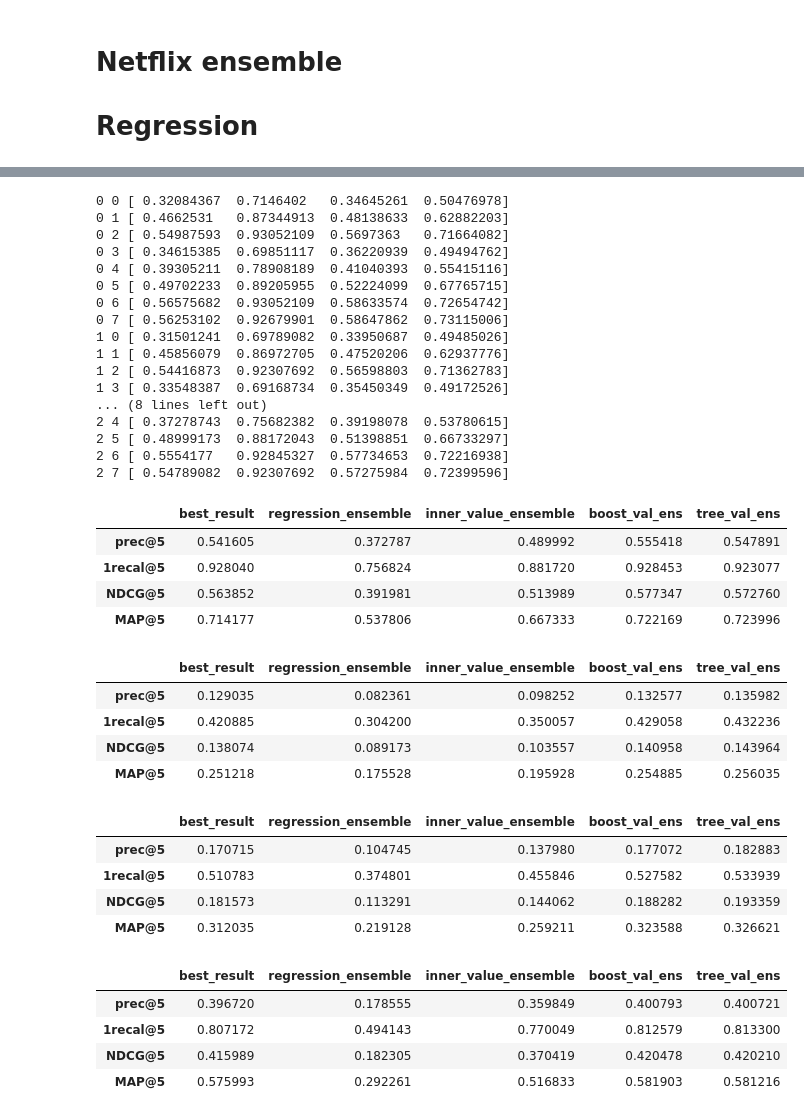
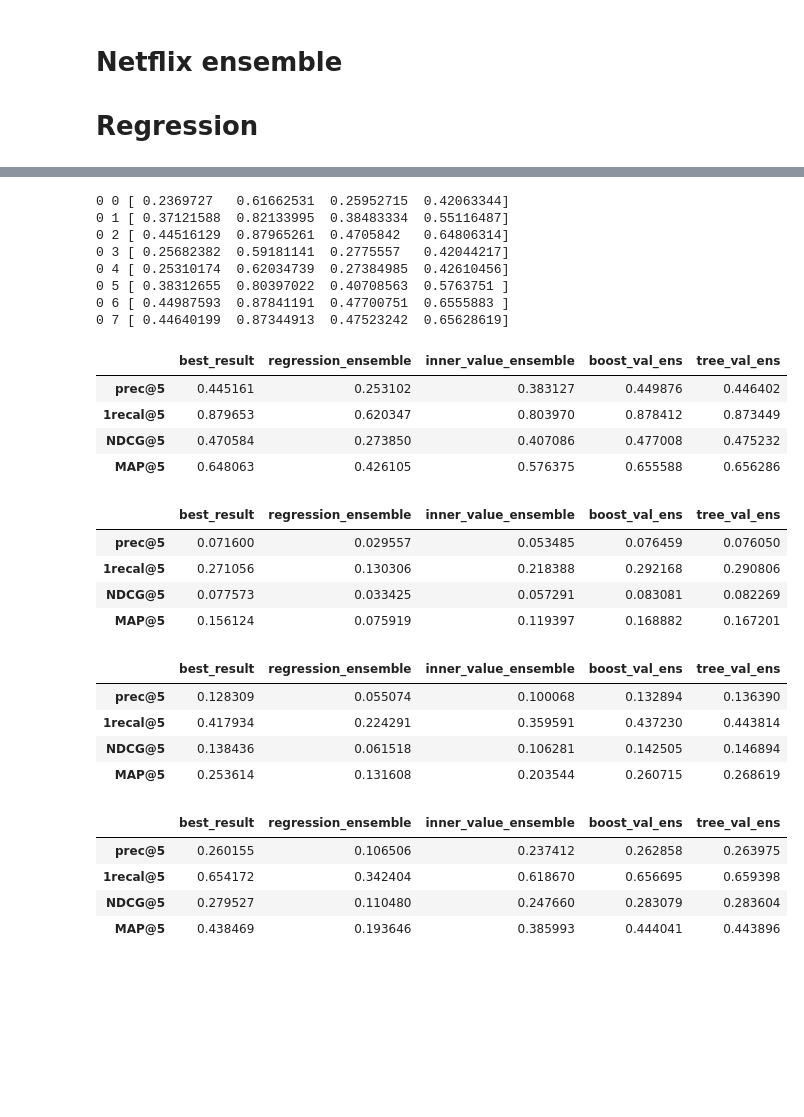
Before and after one commit to egorkudr1/diploma, a Jupyter notebook: rank_experiments_inverse.ipynb, the cells around one changed output, grey strips where cells are left out. Cells and saved outputs as stored; diff of their text form; code cells hidden in the pictures; blank space fills up the shorter version.

```diff
--- a/rank_experiments_inverse.ipynb
+++ b/rank_experiments_inverse.ipynb
@@ -56,6 +56,7 @@ def create_list_cf(user_item):
 #         rank.CLiMF(user_item, K=5, reg=0.01, lrate=0.001, verbose=0, maxiter=10),
 
         rank.CLiMF(user_item, K=10, reg=0.005, lrate=0.001, verbose=0, maxiter=15),
+        rank.CLiMF(user_item, K=10, reg=0.005, lrate=0.001, verbose=0, maxiter=150),
 #         rank.BPR_MF(user_item, K = 10, lrate=0.012, regIpos=0.012,
 #                                   regIneg=0.012, regU=0.012, maxiter=60, verbose=0 ),
 #         rank.BPR_MF(user_item, K = 10, lrate=0.02, regIpos=0.012,
@@ -207,8 +208,8 @@ def netflix_ensemble_experiment(data, list_cf, list_ensemble, Ktrain=0.1, Kvalid
                                      maxiter=1, topK=5,  verbose=0):
     res = np.zeros((4, len(list_cf) + len(list_ensemble)))
     for t in range(maxiter):
-        test, train, traintest = ratio_train_test(data, Ktrain + Kvalidation)
-        validation, train, trainvalidation = ratio_train_test(train, Kvalidation, data_is_xlist=True)
+        test, train, traintest = ratio_train_test(data, Ktrain)
+        validation, train, trainvalidation = ratio_train_test(train, Kvalidation / (1 - Ktrain), data_is_xlist=True)
 
         for i in range(len(list_cf)):
             list_cf[i].fit(train)
@@ -269,52 +278,43 @@ netflix_ensemble_experiment(ml100k, create_list_cf(ml100k_shape)[1:5], list_ense
 # %%
-netflix_ensemble_experiment(ml100k, create_list_cf(ml100k_shape)[1:5], list_ensemble, Ktrain=0.2, Kvalidation=0.1, verbose=1, maxiter=3)
+netflix_ensemble_experiment(ml100k, create_list_cf(ml100k_shape)[1:5], list_ensemble, Ktrain=0.2, Kvalidation=0.1, verbose=1, maxiter=1)
 # %% [output]
-0 0 [ 0.32084367  0.7146402   0.34645261  0.50476978]
-0 1 [ 0.4662531   0.87344913  0.48138633  0.62882203]
-0 2 [ 0.54987593  0.93052109  0.5697363   0.71664082]
-0 3 [ 0.34615385  0.69851117  0.36220939  0.49494762]
-0 4 [ 0.39305211  0.78908189  0.41040393  0.55415116]
-0 5 [ 0.49702233  0.89205955  0.52224099  0.67765715]
-0 6 [ 0.56575682  0.93052109  0.58633574  0.72654742]
-0 7 [ 0.56253102  0.92679901  0.58647862  0.73115006]
-1 0 [ 0.31501241  0.69789082  0.33950687  0.49485026]
-1 1 [ 0.45856079  0.86972705  0.47520206  0.62937776]
-1 2 [ 0.54416873  0.92307692  0.56598803  0.71362783]
-1 3 [ 0.33548387  0.69168734  0.35450349  0.49172526]
-... (8 lines left out)
-2 4 [ 0.37278743  0.75682382  0.39198078  0.53780615]
-2 5 [ 0.48999173  0.88172043  0.51398851  0.66733297]
-2 6 [ 0.5554177   0.92845327  0.57734653  0.72216938]
-2 7 [ 0.54789082  0.92307692  0.57275984  0.72399596]
+0 0 [ 0.2369727   0.61662531  0.25952715  0.42063344]
+0 1 [ 0.37121588  0.82133995  0.38483334  0.55116487]
+0 2 [ 0.44516129  0.87965261  0.4705842   0.64806314]
+0 3 [ 0.25682382  0.59181141  0.2775557   0.42044217]
+0 4 [ 0.25310174  0.62034739  0.27384985  0.42610456]
+0 5 [ 0.38312655  0.80397022  0.40708563  0.5763751 ]
+0 6 [ 0.44987593  0.87841191  0.47700751  0.6555883 ]
+0 7 [ 0.44640199  0.87344913  0.47523242  0.65628619]
 |  | best_result | regression_ensemble | inner_value_ensemble | boost_val_ens | tree_val_ens |
-| prec@5 | 0.541605 | 0.372787 | 0.489992 | 0.555418 | 0.547891 |
-| 1recal@5 | 0.928040 | 0.756824 | 0.881720 | 0.928453 | 0.923077 |
-| NDCG@5 | 0.563852 | 0.391981 | 0.513989 | 0.577347 | 0.572760 |
-| MAP@5 | 0.714177 | 0.537806 | 0.667333 | 0.722169 | 0.723996 |
+| prec@5 | 0.445161 | 0.253102 | 0.383127 | 0.449876 | 0.446402 |
+| 1recal@5 | 0.879653 | 0.620347 | 0.803970 | 0.878412 | 0.873449 |
+| NDCG@5 | 0.470584 | 0.273850 | 0.407086 | 0.477008 | 0.475232 |
+| MAP@5 | 0.648063 | 0.426105 | 0.576375 | 0.655588 | 0.656286 |
 # %%
 netflix_ensemble_experiment(epinion, create_list_cf(epinion_shape)[1:5], list_ensemble, Ktrain=0.1, Kvalidation=0.1, verbose=0, maxiter=1)
 # %% [output]
 |  | best_result | regression_ensemble | inner_value_ensemble | boost_val_ens | tree_val_ens |
-| prec@5 | 0.129035 | 0.082361 | 0.098252 | 0.132577 | 0.135982 |
-| 1recal@5 | 0.420885 | 0.304200 | 0.350057 | 0.429058 | 0.432236 |
-| NDCG@5 | 0.138074 | 0.089173 | 0.103557 | 0.140958 | 0.143964 |
-| MAP@5 | 0.251218 | 0.175528 | 0.195928 | 0.254885 | 0.256035 |
+| prec@5 | 0.071600 | 0.029557 | 0.053485 | 0.076459 | 0.076050 |
+| 1recal@5 | 0.271056 | 0.130306 | 0.218388 | 0.292168 | 0.290806 |
+| NDCG@5 | 0.077573 | 0.033425 | 0.057291 | 0.083081 | 0.082269 |
+| MAP@5 | 0.156124 | 0.075919 | 0.119397 | 0.168882 | 0.167201 |
 # %%
 netflix_ensemble_experiment(epinion, create_list_cf(epinion_shape)[1:5], list_ensemble, Ktrain=0.2, Kvalidation=0.1, verbose=0, maxiter=1)
 # %% [output]
 |  | best_result | regression_ensemble | inner_value_ensemble | boost_val_ens | tree_val_ens |
-| prec@5 | 0.170715 | 0.104745 | 0.137980 | 0.177072 | 0.182883 |
-| 1recal@5 | 0.510783 | 0.374801 | 0.455846 | 0.527582 | 0.533939 |
-| NDCG@5 | 0.181573 | 0.113291 | 0.144062 | 0.188282 | 0.193359 |
-| MAP@5 | 0.312035 | 0.219128 | 0.259211 | 0.323588 | 0.326621 |
+| prec@5 | 0.128309 | 0.055074 | 0.100068 | 0.132894 | 0.136390 |
+| 1recal@5 | 0.417934 | 0.224291 | 0.359591 | 0.437230 | 0.443814 |
+| NDCG@5 | 0.138436 | 0.061518 | 0.106281 | 0.142505 | 0.146894 |
+| MAP@5 | 0.253614 | 0.131608 | 0.203544 | 0.260715 | 0.268619 |
 # %%
 netflix_ensemble_experiment(ml1m, create_list_cf(ml1m_shape)[1:5], list_ensemble, Ktrain=0.1, Kvalidation=0.1, verbose=0, maxiter=1)
 # %% [output]
 |  | best_result | regression_ensemble | inner_value_ensemble | boost_val_ens | tree_val_ens |
-| prec@5 | 0.396720 | 0.178555 | 0.359849 | 0.400793 | 0.400721 |
-| 1recal@5 | 0.807172 | 0.494143 | 0.770049 | 0.812579 | 0.813300 |
-| NDCG@5 | 0.415989 | 0.182305 | 0.370419 | 0.420478 | 0.420210 |
-| MAP@5 | 0.575993 | 0.292261 | 0.516833 | 0.581903 | 0.581216 |
+| prec@5 | 0.260155 | 0.106506 | 0.237412 | 0.262858 | 0.263975 |
+| 1recal@5 | 0.654172 | 0.342404 | 0.618670 | 0.656695 | 0.659398 |
+| NDCG@5 | 0.279527 | 0.110480 | 0.247660 | 0.283079 | 0.283604 |
+| MAP@5 | 0.438469 | 0.193646 | 0.385993 | 0.444041 | 0.443896 |
 # %%
 netflix_ensemble_experiment(ml1m, create_list_cf(ml1m_shape)[1:5], list_ensemble, Ktrain=0.2, Kvalidation=0.1, verbose=0, maxiter=1)
 # %% [output]
```
Also changed, not shown: parts of 13 cells of this notebook, 27 other files.
